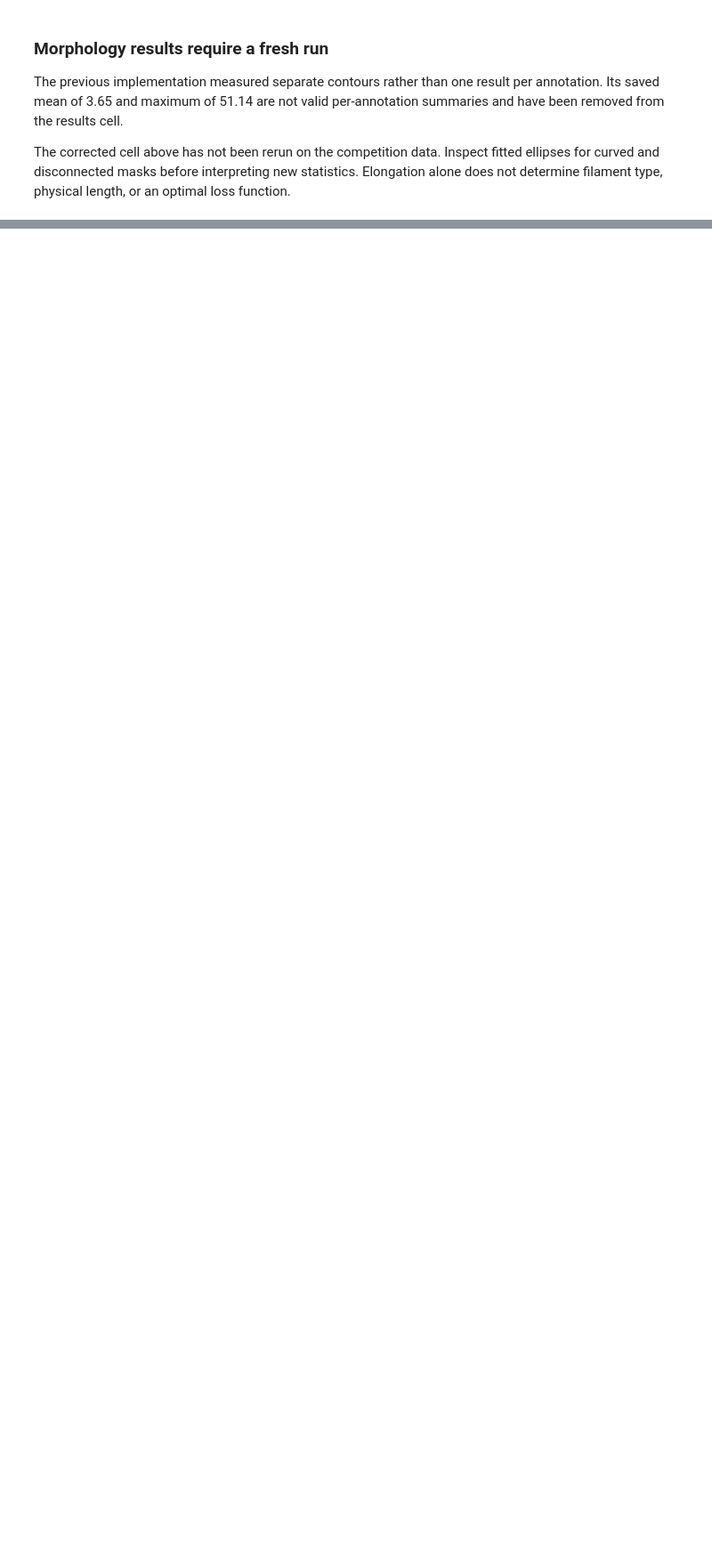
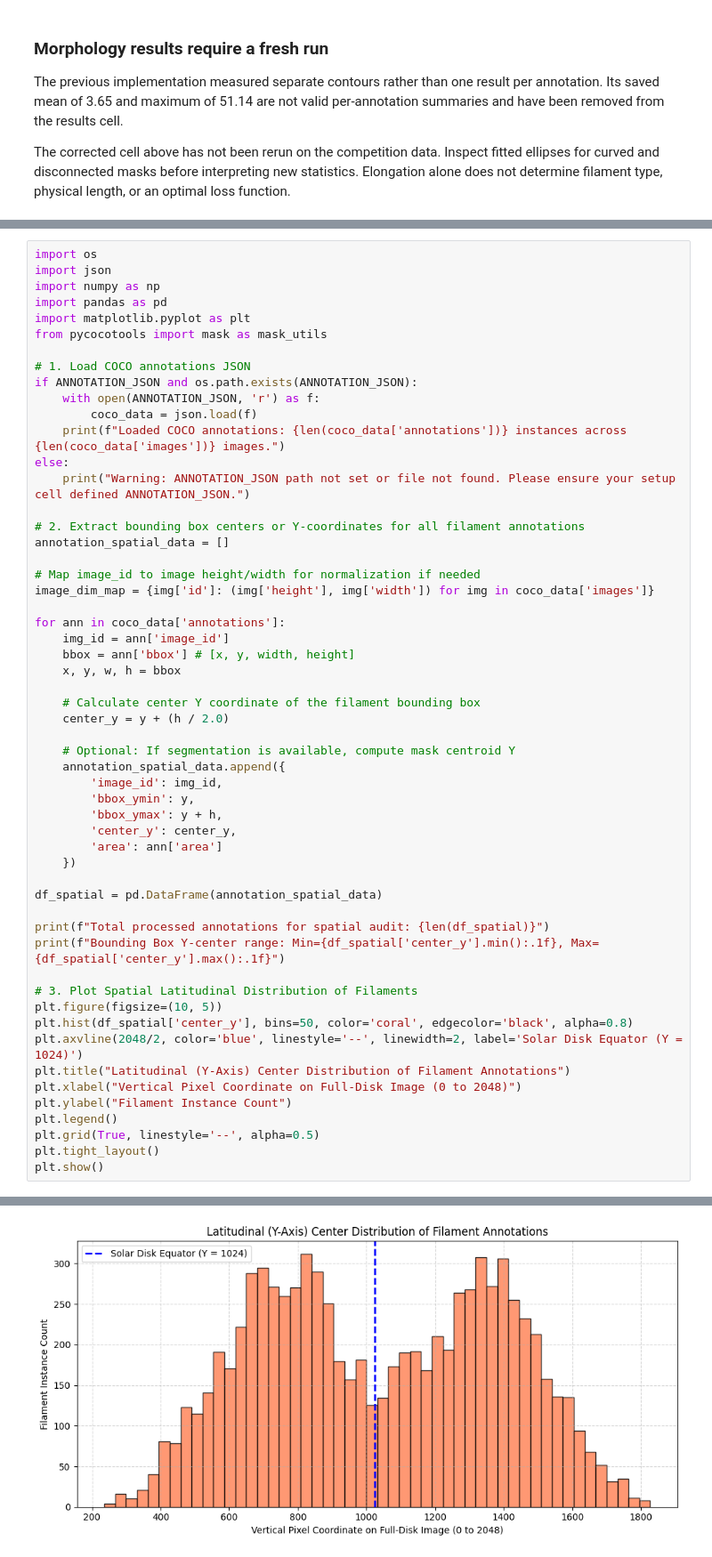
Before and after one commit to gany-c/solar-filament-segmentation, a Jupyter notebook: analysis/exploratory-data-analysis.ipynb, the cells around one changed output, grey strips where cells are left out. Shown at 89% size. Drawn from its saved outputs; the diff is of its cells as text; blank space fills up the shorter version.

```diff
--- a/analysis/exploratory-data-analysis.ipynb
+++ b/analysis/exploratory-data-analysis.ipynb
@@ -606,0 +900,56 @@ Co-occurrence does not establish a solar-cycle explanation or guarantee balanced
+# %%
+import os
+import json
+import numpy as np
+import pandas as pd
+import matplotlib.pyplot as plt
+from pycocotools import mask as mask_utils
+
+# 1. Load COCO annotations JSON
+if ANNOTATION_JSON and os.path.exists(ANNOTATION_JSON):
+    with open(ANNOTATION_JSON, 'r') as f:
+        coco_data = json.load(f)
+    print(f"Loaded COCO annotations: {len(coco_data['annotations'])} instances across {len(coco_data['images'])} images.")
+else:
+    print("Warning: ANNOTATION_JSON path not set or file not found. Please ensure your setup cell defined ANNOTATION_JSON.")
+
+# 2. Extract bounding box centers or Y-coordinates for all filament annotations
+annotation_spatial_data = []
+
+# Map image_id to image height/width for normalization if needed
+image_dim_map = {img['id']: (img['height'], img['width']) for img in coco_data['images']}
+
+for ann in coco_data['annotations']:
+    img_id = ann['image_id']
+    bbox = ann['bbox'] # [x, y, width, height]
+    x, y, w, h = bbox
+
+    # Calculate center Y coordinate of the filament bounding box
+    center_y = y + (h / 2.0)
+
+    # Optional: If segmentation is available, compute mask centroid Y
+    annotation_spatial_data.append({
+        'image_id': img_id,
+        'bbox_ymin': y,
+        'bbox_ymax': y + h,
+        'center_y': center_y,
+        'area': ann['area']
+    })
+
+df_spatial = pd.DataFrame(annotation_spatial_data)
+
+print(f"Total processed annotations for spatial audit: {len(df_spatial)}")
+print(f"Bounding Box Y-center range: Min={df_spatial['center_y'].min():.1f}, Max={df_spatial['center_y'].max():.1f}")
+
+# 3. Plot Spatial Latitudinal Distribution of Filaments
+plt.figure(figsize=(10, 5))
+plt.hist(df_spatial['center_y'], bins=50, color='coral', edgecolor='black', alpha=0.8)
+plt.axvline(2048/2, color='blue', linestyle='--', linewidth=2, label='Solar Disk Equator (Y = 1024)')
+plt.title("Latitudinal (Y-Axis) Center Distribution of Filament Annotations")
+plt.xlabel("Vertical Pixel Coordinate on Full-Disk Image (0 to 2048)")
+plt.ylabel("Filament Instance Count")
+plt.legend()
+plt.grid(True, linestyle='--', alpha=0.5)
+plt.tight_layout()
+plt.show()
+# %% [output]
@@ -606,0 +959 @@ Co-occurrence does not establish a solar-cycle explanation or guarantee balanced
+[figure, added]
```
Also changed, not shown: parts of 14 cells of this notebook, 1 other file.
